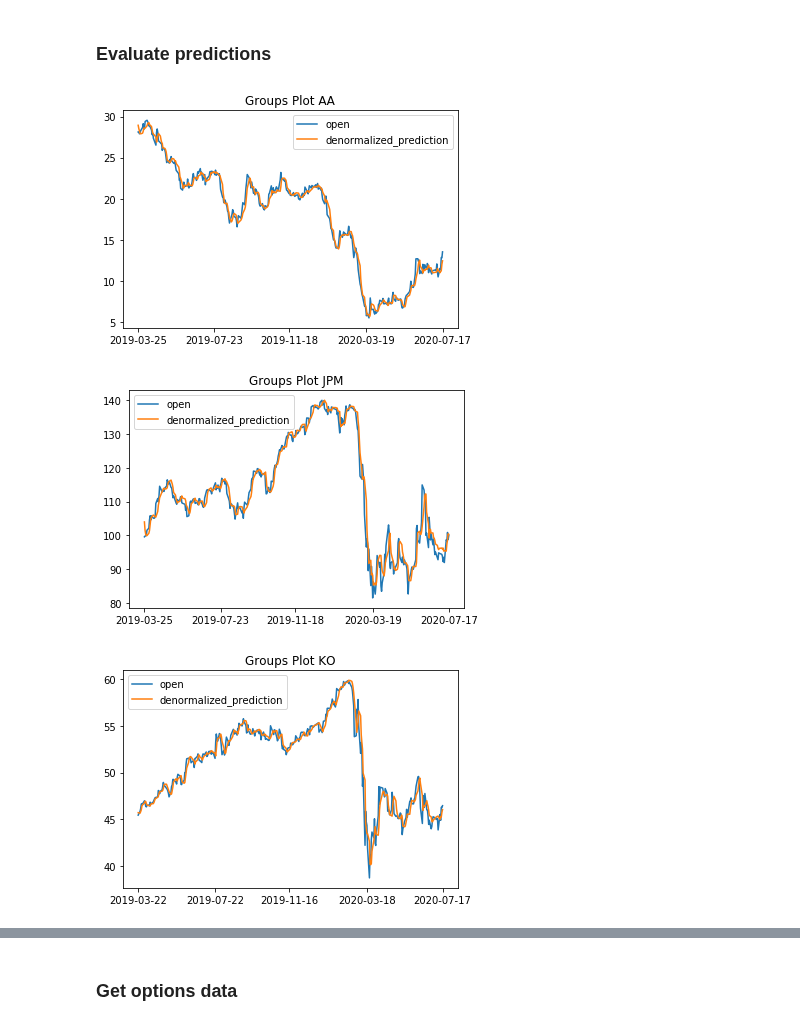
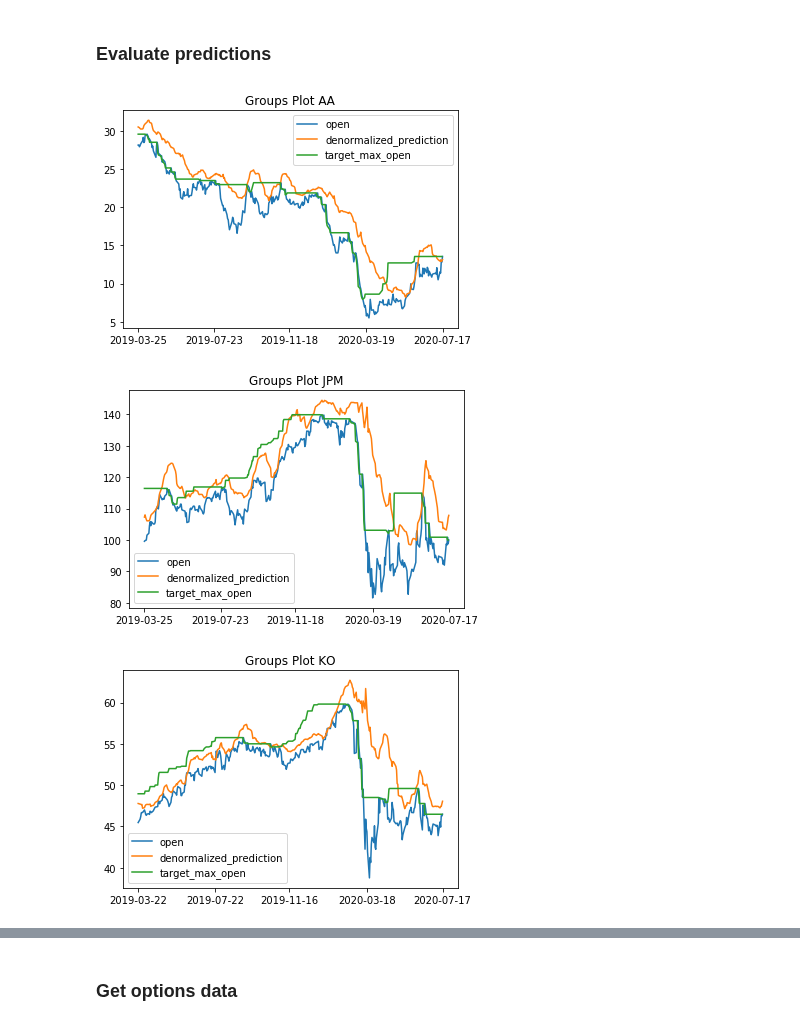
Before and after one commit to rbetzler/fun-times-in-python, a Jupyter notebook: finance/science/exploration/20200722_lstm.ipynb, the cells around one changed output, grey strips where cells are left out. Cells and saved outputs as stored; diff of their text form; code cells hidden in the pictures.

```diff
--- a/finance/science/exploration/20200722_lstm.ipynb
+++ b/finance/science/exploration/20200722_lstm.ipynb
@@ -85,7 +85,7 @@ query = f'''
             , open
             , open_min
             , open_max
-            , (open - open_min) / (open_max - open_min) as normalized_open
+            , (target_max_open - open_min) / (open_max - open_min) as normalized_open
             , (open_1 - open_min) / (open_max - open_min) as open_1
             , (open_2 - open_min) / (open_max - open_min) as open_2
             , (open_3 - open_min) / (open_max - open_min) as open_3
@@ -214,9 +214,9 @@ res.head()
 # %% [markdown]
 ### Evaluate predictions
 # %%
-science_utils.plot_groups(res, SYMBOL, [OPEN, DENORMALIZED_PREDICTION])
+science_utils.plot_groups(res, SYMBOL, [OPEN, DENORMALIZED_PREDICTION, TARGET_MAX_OPEN])
 # %% [output]
-[figure, old version]
+[figure, new version]
-[figure, old version]
+[figure, new version]
-[figure, old version]
+[figure, new version]
 # %%
```
Also changed, not shown: parts of 8 cells of this notebook.
